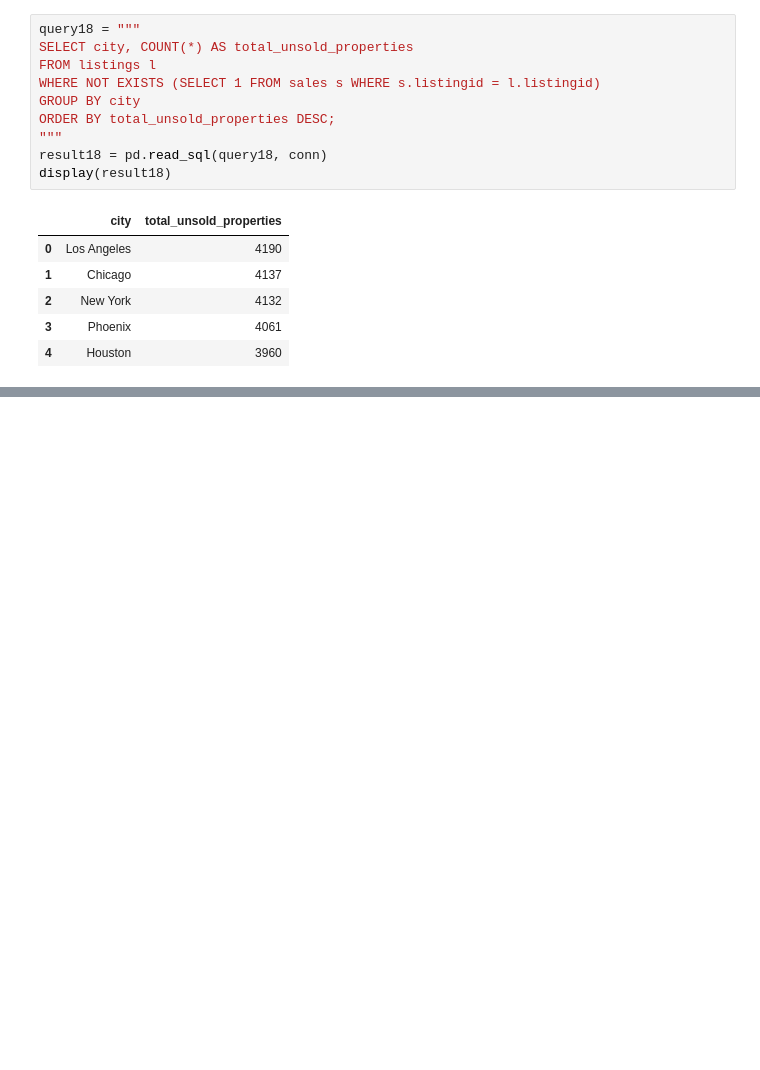
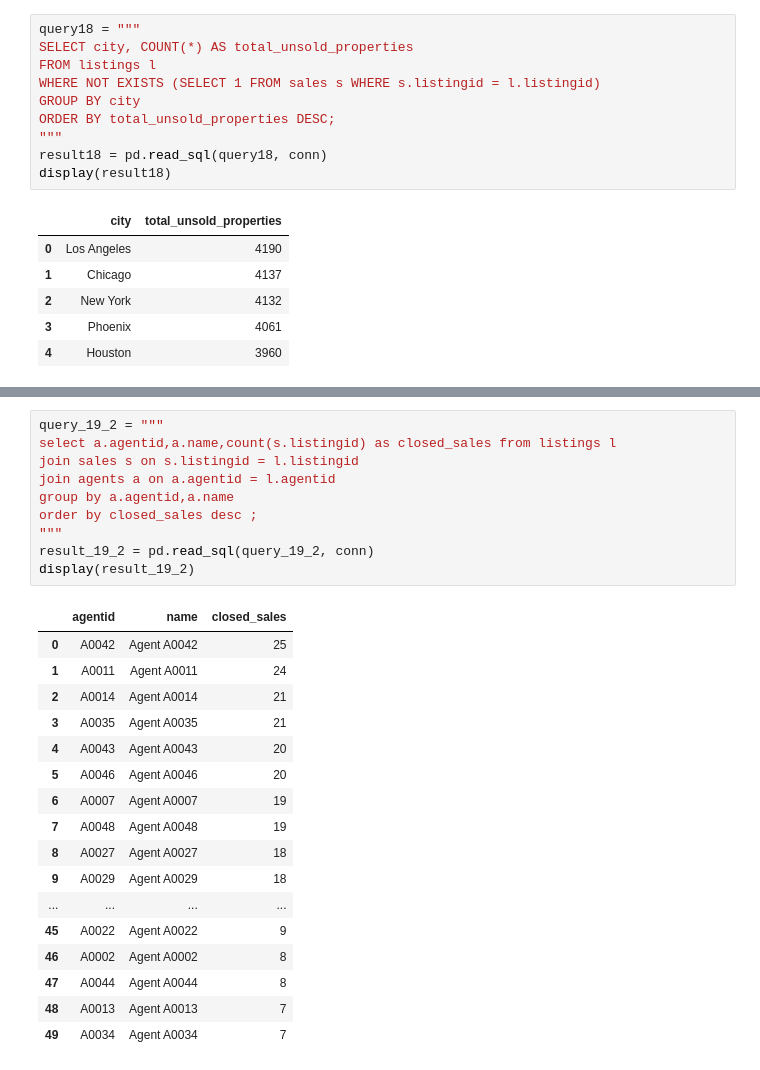
Before and after one commit to mukundnaramesh2605/guvi-python-sql-pandas-project-1, a Jupyter notebook: project.ipynb, the cells around one changed output, grey strips where cells are left out. Drawn from its saved outputs; the diff is of its cells as text; blank space fills up the shorter version.

```diff
--- a/project.ipynb
+++ b/project.ipynb
@@ -1001,0 +1030,28 @@ display(result18)
+# %%
+query_19_2 = """
+select a.agentid,a.name,count(s.listingid) as closed_sales from listings l
+join sales s on s.listingid = l.listingid
+join agents a on a.agentid = l.agentid
+group by a.agentid,a.name
+order by closed_sales desc ;
+"""
+result_19_2 = pd.read_sql(query_19_2, conn)
+display(result_19_2)
+# %% [output]
+|  | agentid | name | closed_sales |
+| 0 | A0042 | Agent A0042 | 25 |
+| 1 | A0011 | Agent A0011 | 24 |
+| 2 | A0014 | Agent A0014 | 21 |
+| 3 | A0035 | Agent A0035 | 21 |
+| 4 | A0043 | Agent A0043 | 20 |
+| 5 | A0046 | Agent A0046 | 20 |
+| 6 | A0007 | Agent A0007 | 19 |
+| 7 | A0048 | Agent A0048 | 19 |
+| 8 | A0027 | Agent A0027 | 18 |
+| 9 | A0029 | Agent A0029 | 18 |
+| ... | ... | ... | ... |
+| 45 | A0022 | Agent A0022 | 9 |
+| 46 | A0002 | Agent A0002 | 8 |
+| 47 | A0044 | Agent A0044 | 8 |
+| 48 | A0013 | Agent A0013 | 7 |
+| 49 | A0034 | Agent A0034 | 7 |
```
Also changed, not shown: parts of 3 cells of this notebook.
